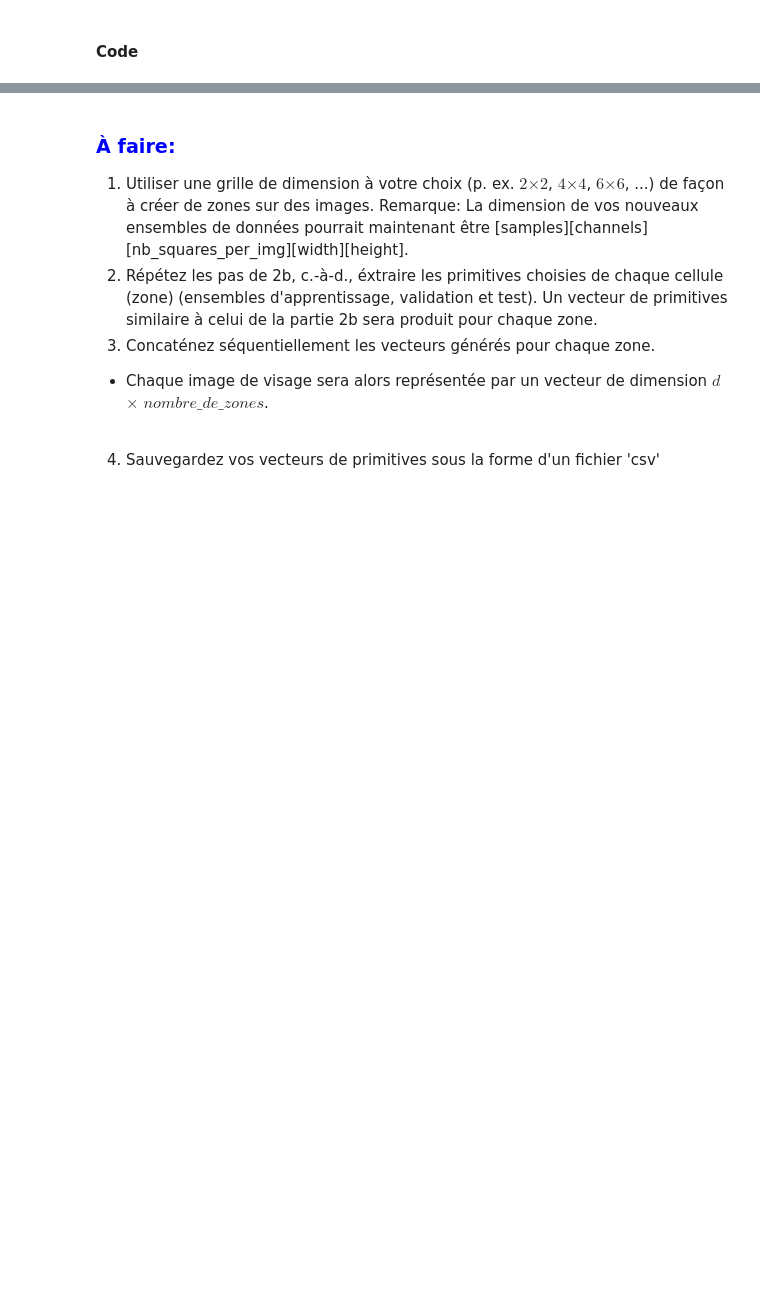
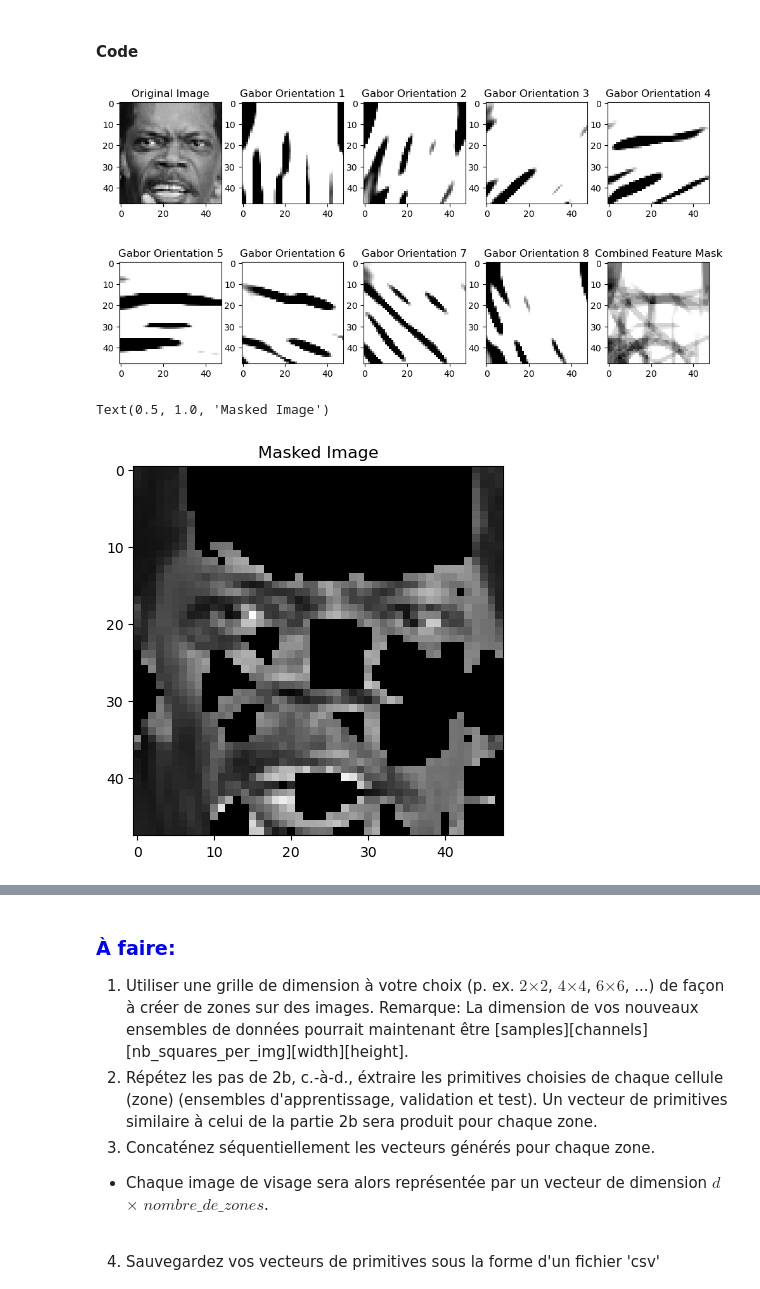
Before and after one commit to Scammaz/771-lab2, a Jupyter notebook: Lab2_GTI771_H24_Ver2.ipynb, the cells around one changed output, grey strips where cells are left out. Saved outputs shown, nothing was run; the diff lists cells and outputs as text; code cells hidden in the pictures; blank space fills up the shorter version.

```diff
--- a/Lab2_GTI771_H24_Ver2.ipynb
+++ b/Lab2_GTI771_H24_Ver2.ipynb
@@ -49,7 +49,7 @@ Point de départ: *fer2013-clean.csv* ou *fer2013-clean-pre.csv*
 # Load data - Au choix:
 
 # ferData = np.loadtxt( 'fer2013-clean.csv', delimiter=',', dtype=str )
-ferData = np.loadtxt( 'content/fer2013-clean-pre.csv', delimiter=',', dtype=str )
+ferData = np.loadtxt( 'content/fer2013-clean.csv', delimiter=',', dtype=str )
 
 training_data = ferData[ferData[:, 2] == 'Training']
 validation_data = ferData[ferData[:, 2] == 'PublicTest']
@@ -128,3 +147,80 @@ Votre explication ici
+# %%
+# Votre code ici
+import cv2
+import numpy as np
+
+def build_gabor_kernels(ksize=31, sigma=4.0, theta=0, lambd=10.0, gamma=0.5, psi=0):
+    kernel = cv2.getGaborKernel((ksize, ksize), sigma, theta, lambd, gamma, psi, ktype=cv2.CV_32F)
+    return kernel
+
+# Example: Create Gabor kernels for different orientations
+orientations = 8
+kernels = []
+
+for i in range(orientations):
+    theta = i * np.pi / orientations
+    kernels.append(build_gabor_kernels(theta=theta))
+
+
+image = Xtrain[10].reshape(48, 48)
+
+
+# Apply gabor filter, return the filtered images, combined image, masked image and mask
+def apply_image_filter(image):
+# Apply Gabor filters
+    filtered_images = []
+    for kernel in kernels:
+        filtered_image = cv2.filter2D(image, cv2.CV_8UC3, kernel)
+        filtered_images.append(filtered_image)
+
+
+
+    # Combine filtered images
+    combined_image = np.zeros_like(filtered_images[0], dtype=np.float32)
+    for filtered_image in filtered_images:
+        combined_image += filtered_image.astype(np.float32)
+
+    # Normalize the combined image
+    combined_image -= combined_image.min()
+    combined_image /= combined_image.max()
+    combined_image *= 255
+    combined_image = combined_image.astype(np.uint8)
+
+    masked = combined_image.copy()
+    threshold = 200
+    #masked[masked < threshold] = 0
+
+    masked_image = cv2.bitwise_and(image, image, mask=255-masked.astype(np.uint8))
+
+
+    return filtered_images, combined_image, masked_image, masked
+
+
+fil, com, masked_image, masko = apply_image_filter(image)
+
+# Visualize the results
+plt.figure(figsize=(12, 6))
+plt.subplot(2, 5, 1)
+plt.imshow(image, cmap='gray')
+plt.title('Original Image')
+
+for i, filtered_image in enumerate(fil):
+    plt.subplot(2, 5, i + 2)
+    plt.imshow(filtered_image, cmap='gray')
+    plt.title(f'Gabor Orientation {i+1}')
+
+plt.subplot(2, 5, orientations + 2)
+plt.imshow(masko, cmap='gray')
+plt.title('Combined Feature Mask')
+
+plt.show()
+
+plt.imshow(masked_image, cmap='gray')
+plt.title('Masked Image')
+# %% [output]
+[figure, added]
+Text(0.5, 1.0, 'Masked Image')
+[figure, added]
 # %% [markdown]
 ## 2c: Extraction locale des primitives
 
```
Also changed, not shown: parts of 6 cells of this notebook.
